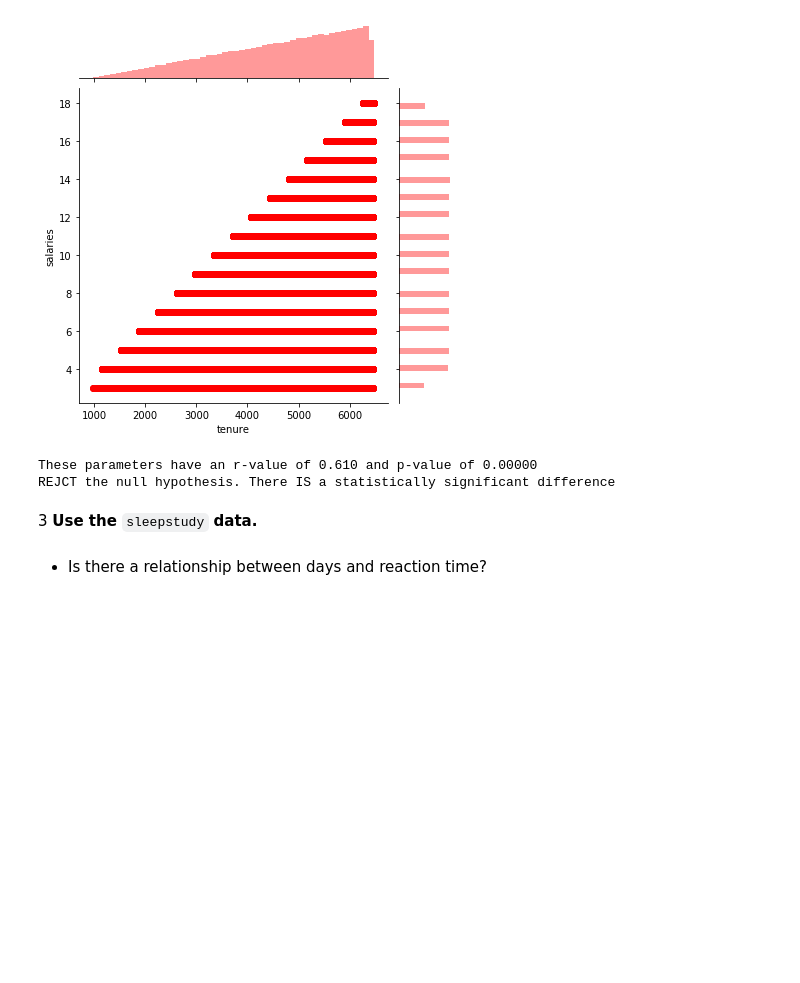
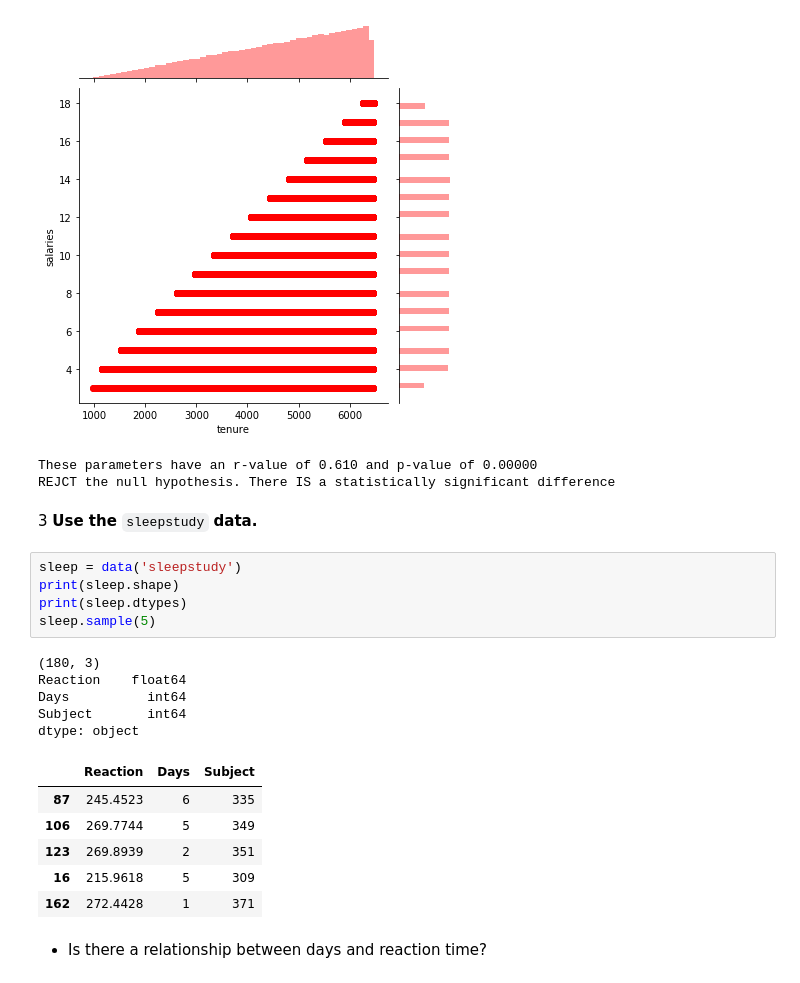
Before and after one commit to kjeliasen/statistics-exercises, a Jupyter notebook: hypothesis_testing.ipynb, the cells around one changed output. Drawn from its saved outputs; the diff is of its cells as text; blank space fills up the shorter version.

```diff
--- a/hypothesis_testing.ipynb
+++ b/hypothesis_testing.ipynb
@@ -591,5 +591,22 @@ REJCT the null hypothesis. There IS a statistically significant difference
 3 **Use the**
 `sleepstudy`
  **data.**
+# %%
+sleep = data('sleepstudy')
+print(sleep.shape)
+print(sleep.dtypes)
+sleep.sample(5)
+# %% [output]
+(180, 3)
+Reaction    float64
+Days          int64
+Subject       int64
+dtype: object
+|  | Reaction | Days | Subject |
+| 87 | 245.4523 | 6 | 335 |
+| 106 | 269.7744 | 5 | 349 |
+| 123 | 269.8939 | 2 | 351 |
+| 16 | 215.9618 | 5 | 309 |
+| 162 | 272.4428 | 1 | 371 |
 # %% [markdown]
 - Is there a relationship between days and reaction time?
```
Also changed, not shown: parts of 3 cells of this notebook.
